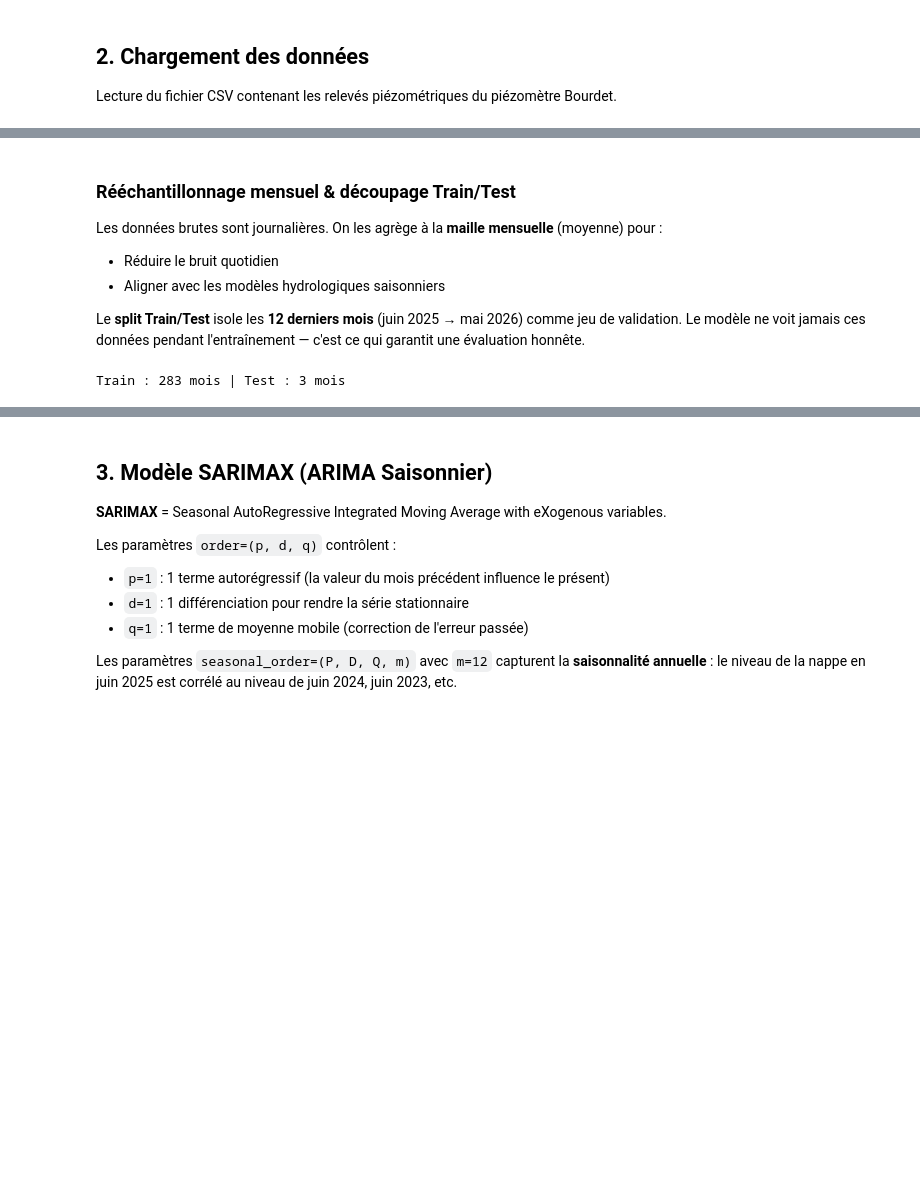
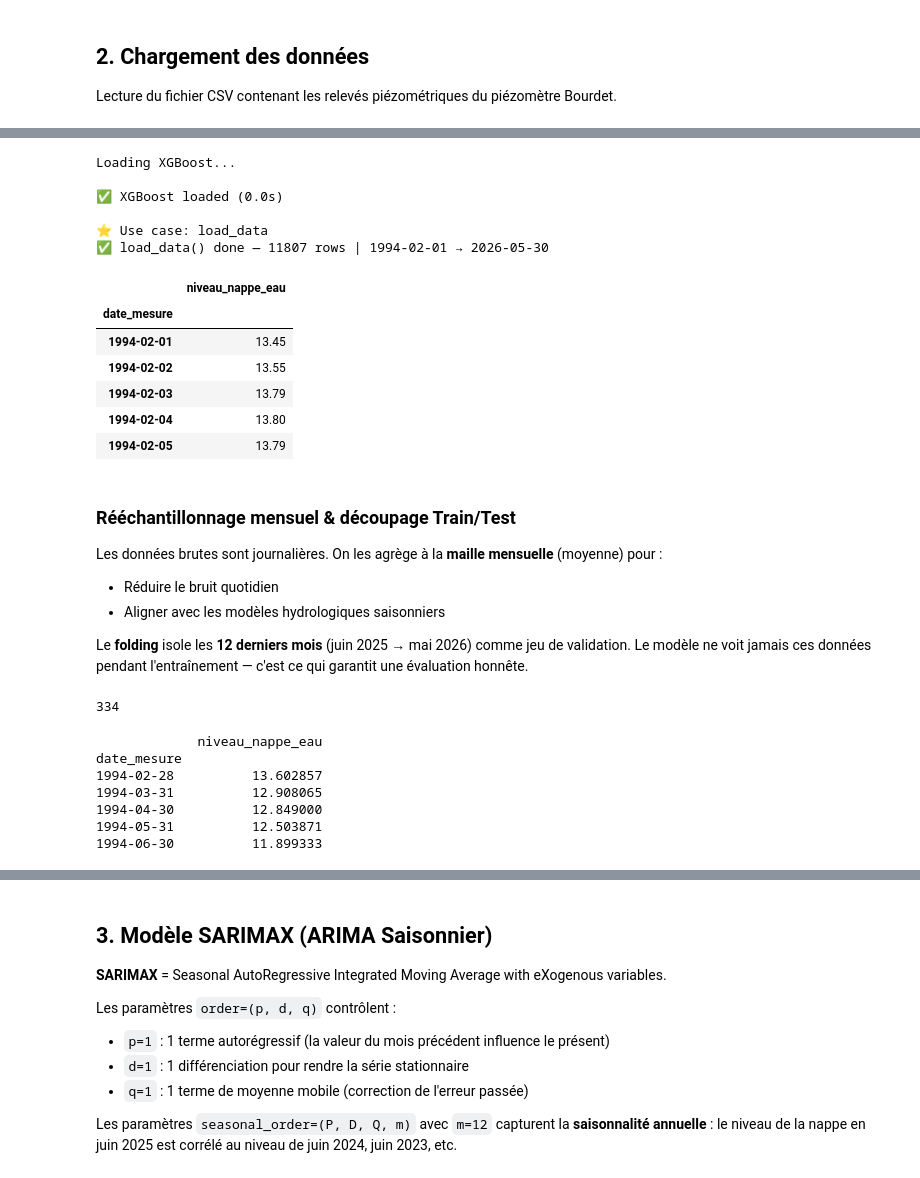
Before and after one commit to charourou/Projet_Hydrosense, a Jupyter notebook: notebooks/ML_evaluate_MRI.ipynb, the cells around one changed output, grey strips where cells are left out. Saved outputs shown, nothing was run; the diff lists cells and outputs as text; code cells hidden in the pictures; blank space fills up the shorter version.

Commit message:
testing the fold on the arima

```diff
--- a/notebooks/ML_evaluate_MRI.ipynb
+++ b/notebooks/ML_evaluate_MRI.ipynb
@@ -45,3 +52,20 @@ df.head()
+# %%
+df = load_data('../data/piezo_bourdet_clean.csv')
+df.head()
+# %% [output]
+Loading XGBoost...
+
+✅ XGBoost loaded (0.0s)
+
+⭐️ Use case: load_data
+✅ load_data() done — 11807 rows | 1994-02-01 → 2026-05-30
+|  | niveau_nappe_eau |
+| date_mesure |  |
+| 1994-02-01 | 13.45 |
+| 1994-02-02 | 13.55 |
+| 1994-02-03 | 13.79 |
+| 1994-02-04 | 13.80 |
+| 1994-02-05 | 13.79 |
 # %% [markdown]
 ### Rééchantillonnage mensuel & découpage Train/Test
 
@@ -49,24 +73,30 @@ Les données brutes sont journalières. On les agrège à la **maille mensuelle*
 - Réduire le bruit quotidien
 - Aligner avec les modèles hydrologiques saisonniers
 
-Le **split Train/Test** isole les **12 derniers mois** (juin 2025 → mai 2026) comme jeu de validation.
+Le **folding** isole les **12 derniers mois** (juin 2025 → mai 2026) comme jeu de validation.
 Le modèle ne voit jamais ces données pendant l'entraînement — c'est ce qui garantit une évaluation honnête.
+# %%
+(val_end_date - val_start_date).days
+# %% [output]
+334
 # %%
-# Rééchantillonnage mensuel : on calcule la moyenne du niveau par mois
-# 'ME' = Month End (anciennement 'M', déprécié depuis pandas 2.2)
-y_mensuel = df["niveau_nappe_eau"].resample('ME').mean()
+from hydrosense.ml_logic.folding import get_folds
+import matplotlib.pyplot as plt
+import matplotlib.patches as mpatches
+import seaborn as sns
+
+y_mensuel = df.resample('ME').mean()
+print(y_mensuel.head())
 
 # ==========================================
-# TRAIN / TEST SPLIT — Derniers 12 mois en Test
-# ==========================================
-# Le dataset s'arrête le 2026-05-31.
-# Test : Juin 2025 → Mai 2026 (12 mois)
-#train = y_mensuel.loc[:'2025-05-31']
-#test  = y_mensuel.loc['2025-06-01':'2026-05-31']
+# TRAIN / VAL Folding
 
-train = y_mensuel.loc[:'2026-02-28']
-test  = y_mensuel.loc['2026-03-01':'2026-05-31']
-
-print(f"Train : {len(train)} mois | Test : {len(test)} mois")
+splits = get_folds(y_mensuel.index)
 # %% [output]
-Train : 283 mois | Test : 3 mois
+             niveau_nappe_eau
+date_mesure
+1994-02-28          13.602857
+1994-03-31          12.908065
+1994-04-30          12.849000
+1994-05-31          12.503871
+1994-06-30          11.899333
```
Also changed, not shown: parts of 10 cells of this notebook.
